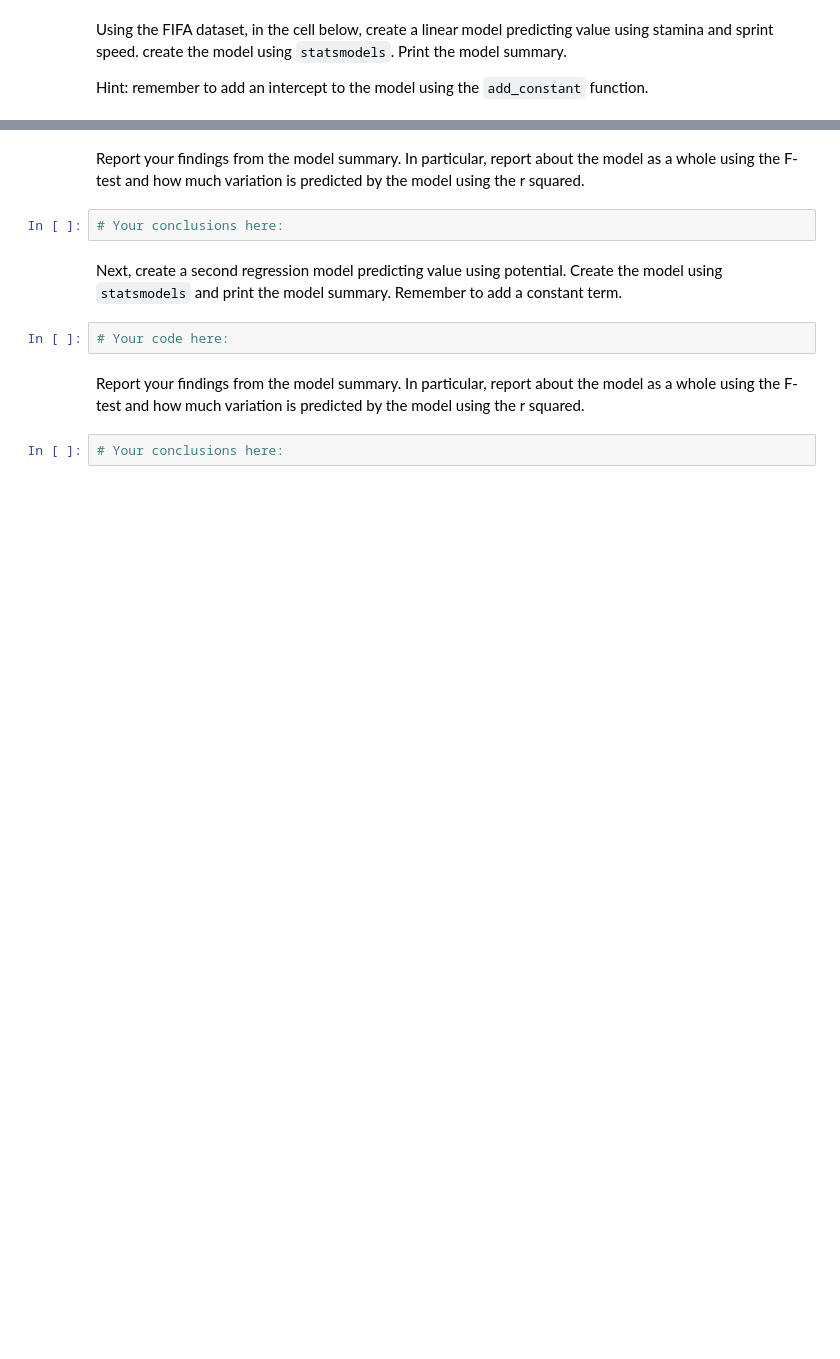
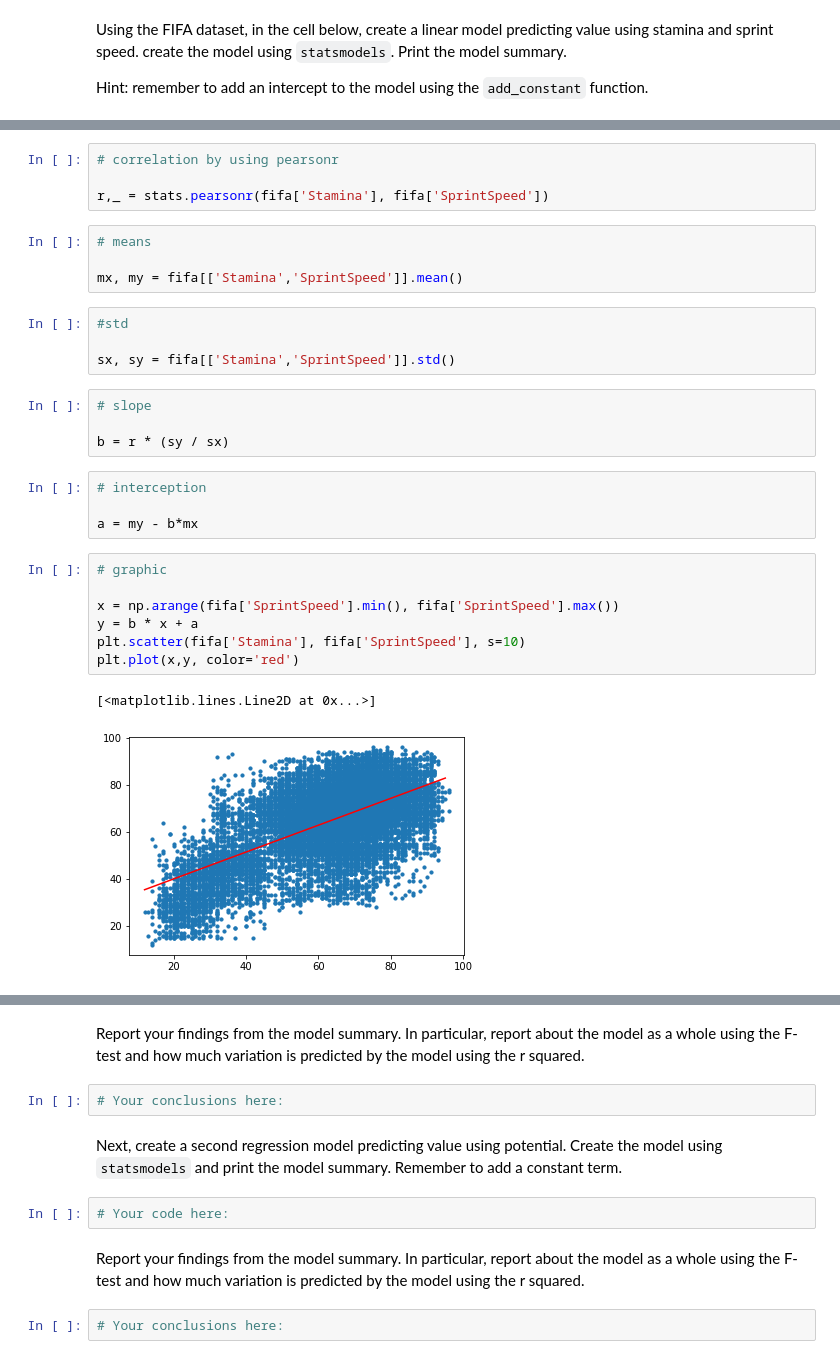
Before and after one commit to ta-datapt-bcn/lab-correlation-tests-with-scipy, a Jupyter notebook: your-code/main.ipynb, the cells around one changed output, grey strips where cells are left out. Saved outputs shown, nothing was run; the diff lists cells and outputs as text; blank space fills up the shorter version.

```diff
--- a/your-code/main.ipynb
+++ b/your-code/main.ipynb
@@ -56,0 +94,30 @@ Hint: remember to add an intercept to the model using the `add_constant` functio
+# %%
+# correlation by using pearsonr
+
+r,_ = stats.pearsonr(fifa['Stamina'], fifa['SprintSpeed'])
+# %%
+# means
+
+mx, my = fifa[['Stamina','SprintSpeed']].mean()
+# %%
+#std
+
+sx, sy = fifa[['Stamina','SprintSpeed']].std()
+# %%
+# slope
+
+b = r * (sy / sx)
+# %%
+# interception
+
+a = my - b*mx
+# %%
+# graphic
+
+x = np.arange(fifa['SprintSpeed'].min(), fifa['SprintSpeed'].max())
+y = b * x + a
+plt.scatter(fifa['Stamina'], fifa['SprintSpeed'], s=10)
+plt.plot(x,y, color='red')
+# %% [output]
+[<matplotlib.lines.Line2D at 0x...>]
+[figure, added]
```
Also changed, not shown: parts of 10 cells of this notebook.
